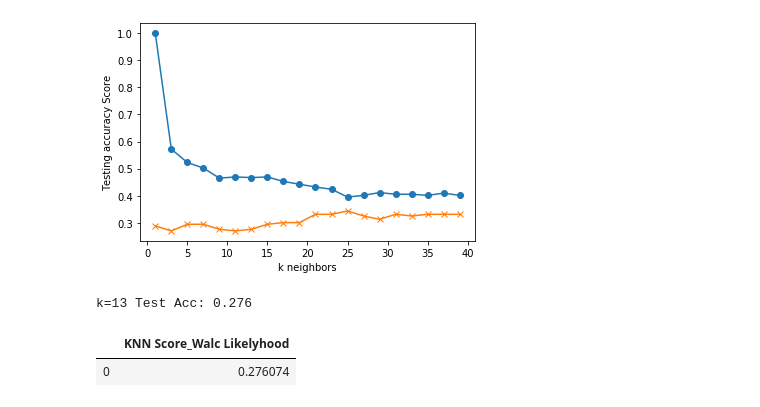
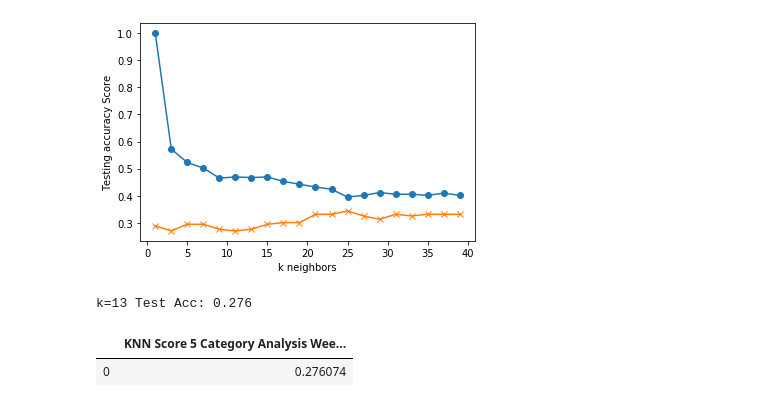
Before and after one commit to SamKraus/project3, a Jupyter notebook: KNN_Walc_Likelyhood.ipynb, the cells around one changed output. Saved outputs shown, nothing was run; the diff lists cells and outputs as text; code cells hidden in the pictures.

```diff
--- a/KNN_Walc_Likelyhood.ipynb
+++ b/KNN_Walc_Likelyhood.ipynb
@@ -303,11 +303,11 @@ print('k=13 Test Acc: %.3f' % knn.score(X_test, y_test))
 # %% [output]
 k=13 Test Acc: 0.276
 # %%
-data = {'KNN Score_Walc Likelyhood': [knn.score(X_test, y_test)]}
+data = {'KNN Score 5 Category Analysis Weekend': [knn.score(X_test, y_test)]}
 knn_score_df = pd.DataFrame(data=data)
 knn_score_df
 # %% [output]
-|  | KNN Score_Walc Likelyhood |
+|  | KNN Score 5 Category Analysis Wee... |
 | 0 | 0.276074 |
 # %%
 knn_score_df.to_csv('Resources/knn_score_Walc_likelyhood.csv')
```
Also changed, not shown: 22 other files.
